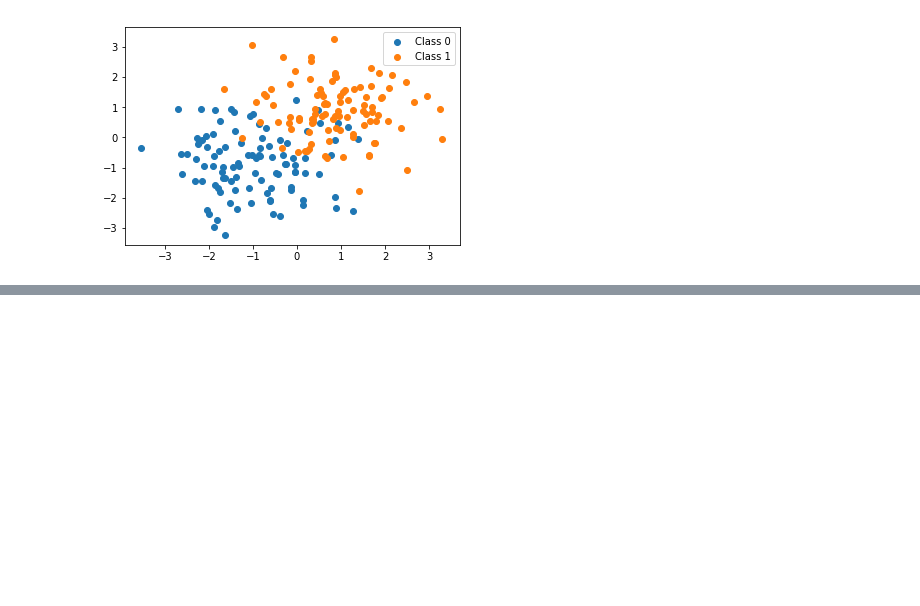
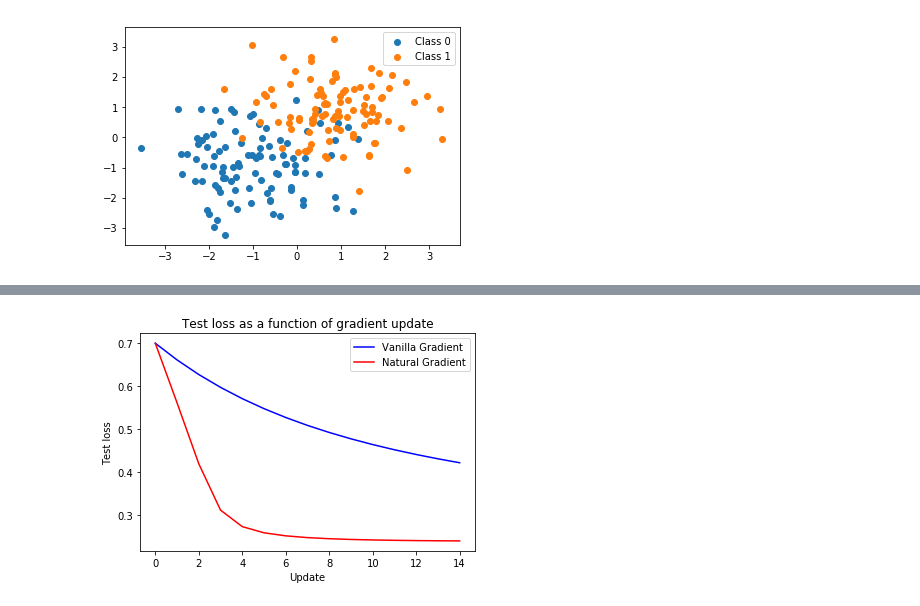
Before and after one commit to quanvuong/notebooks, a Jupyter notebook: vanilla gradient vs natural gradient descent in pytorch.ipynb, the cells around one changed output, grey strips where cells are left out. Saved outputs shown, nothing was run; the diff lists cells and outputs as text; code cells hidden in the pictures; blank space fills up the shorter version.

```diff
--- a/vanilla gradient vs natural gradient descent in pytorch.ipynb
+++ b/vanilla gradient vs natural gradient descent in pytorch.ipynb
@@ -134,0 +156,10 @@ Test set loss: 0.25924951791129397
+# %%
+plt.plot(vg_test_loss, label='Vanilla Gradient', color='blue')
+plt.plot(ng_test_loss, label='Natural Gradient', color='red')
+plt.title('Test loss as a function of gradient update')
+plt.xlabel('Update')
+plt.ylabel('Test loss')
+plt.legend()
+plt.show()
+# %% [output]
+[figure, added]
```
Also changed, not shown: parts of 3 cells of this notebook.
